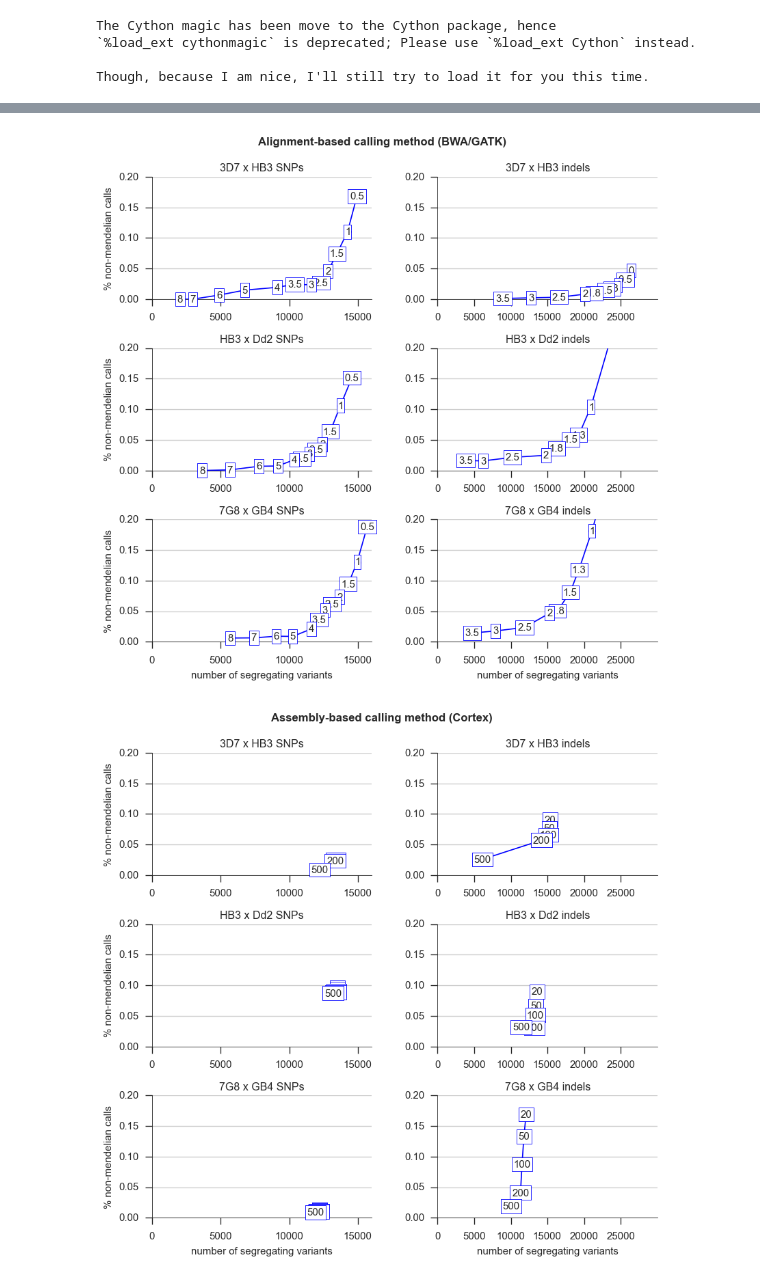
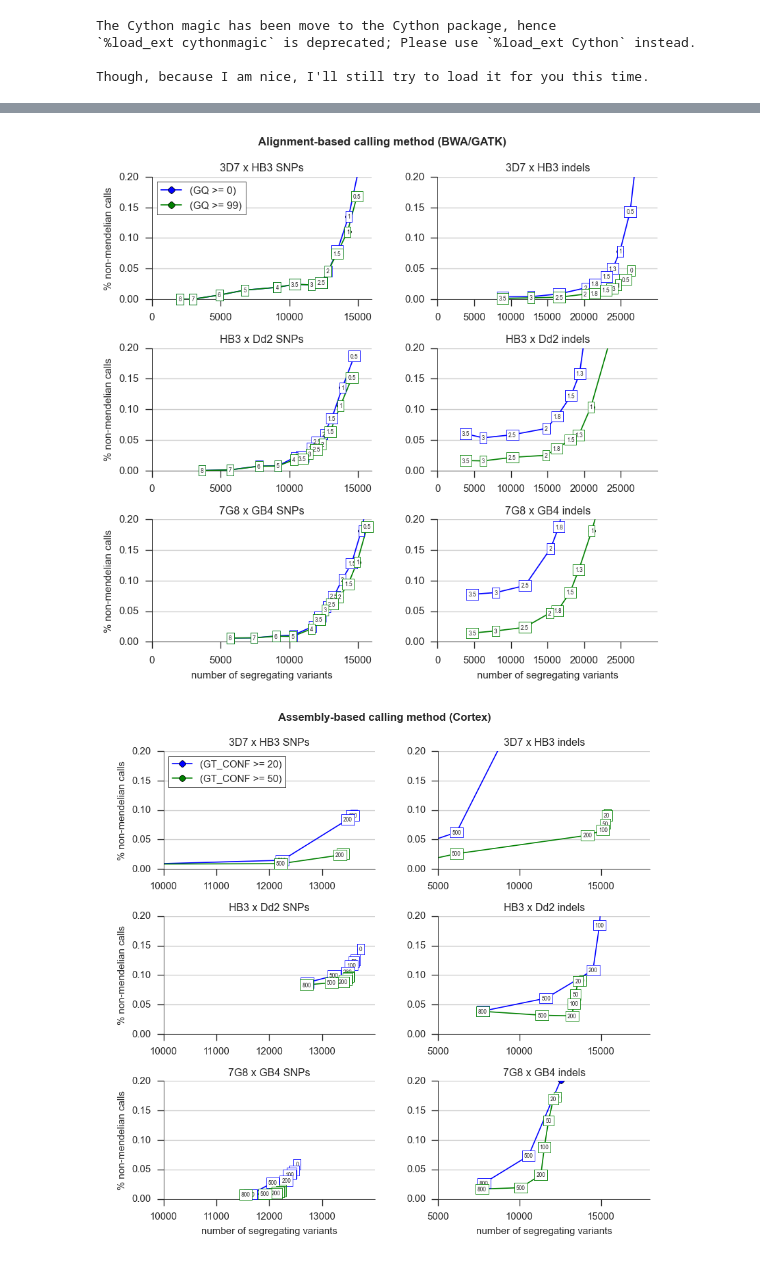
Before and after one commit to wtchg-kwiatkowski/pfx-paper-2015, a Jupyter notebook: supplementary/notebooks/callset_calibration.ipynb, the cells around one changed output, grey strips where cells are left out. Saved outputs shown, nothing was run; the diff lists cells and outputs as text; code cells hidden in the pictures.

```diff
--- a/supplementary/notebooks/callset_calibration.ipynb
+++ b/supplementary/notebooks/callset_calibration.ipynb
@@ -131,7 +131,7 @@ def plot_me_roc(ax, callset, variant_thresholds, call_thresholds, variant_field,
         for _x, _z, min_variant_q in zip(x, z, variant_thresholds):
             if _z < .2:
                 ax.annotate(str(min_variant_q), xy=(_x, _z), xytext=(0, 0), xycoords='data', textcoords='offset points',
-                            ha='center', va='center',
+                            ha='center', va='center', fontsize=5,
                             bbox=dict(facecolor='white', alpha=1, edgecolor=color, linewidth=.5),
                             arrowprops=dict(color='gray', arrowstyle='-', shrinkA=0, shrinkB=0))
 
@@ -142,7 +142,7 @@ def plot_me_roc(ax, callset, variant_thresholds, call_thresholds, variant_field,
 fig = plt.figure(figsize=(7, 7))
 snp_vqslod_thresholds = .5, 1, 1.5, 2, 2.5, 3, 3.5, 4, 5, 6, 7, 8
 indel_vqslod_thresholds = 0, .5, 1, 1.3, 1.5, 1.8, 2, 2.5, 3, 3.5
-gq_thresholds = 99,
+gq_thresholds = 0, 99
 
 for i, cross in enumerate(CROSSES):
 
@@ -158,6 +158,8 @@ for i, cross in enumerate(CROSSES):
     ax.set_ylim(0, .2)
     if i < 2:
         ax.set_xlabel('')
+    if i == 0:
+        ax.legend(loc='upper left', frameon=True)
 #     ax.legend(fontsize=8)
 
     callset = gatk_indel[cross]
@@ -173,6 +175,7 @@ for i, cross in enumerate(CROSSES):
     if i < 2:
         ax.set_xlabel('')
     ax.set_ylabel('')
+
 #     ax.legend(fontsize=8)
 
 fig.suptitle('Alignment-based calling method (BWA/GATK)', fontsize=10, fontweight='bold')
@@ -184,11 +187,11 @@ for fmt in 'jpeg', 'png':
     for dpi in 120, 300:
         fig.savefig(fn.format(dpi=dpi, fmt=fmt), dpi=dpi, jpeg_quality=100)
 # %% [output]
-[figure, old version]
+[figure, new version]
 # %%
 fig = plt.figure(figsize=(7, 7))
-site_conf_thresholds = 20, 50, 100, 200, 500
-gt_conf_thresholds = 50,
+site_conf_thresholds = 0, 20, 50, 100, 200, 500, 800
+gt_conf_thresholds = 20, 50
 
 for i, cross in enumerate(CROSSES):
 
@@ -199,35 +202,37 @@ for i, cross in enumerate(CROSSES):
                 variant_thresholds=site_conf_thresholds, call_thresholds=gt_conf_thresholds,
                 variant_field='SITE_CONF', call_field='GT_CONF')
     ax.set_title('%s SNPs' % LABELS[cross])
-    ax.set_xlim(0, 16000)
-    ax.set_xticks(range(0, 16000, 5000))
+    ax.set_xlim(10000, 14000)
+    ax.set_xticks(range(10000, 14000, 1000))
     ax.set_ylim(0, .2)
+    if i == 0:
+        ax.legend(loc='upper left', frameon=True)
     if i < 2:
         ax.set_xlabel('')
 #     ax.legend(fontsize=8)
 
     callset = cortex_indel[cross]
     ax = fig.add_subplot(3, 2, 2*i+2)
     sns.despine(ax=ax)
     plot_me_roc(ax, callset,
                 variant_thresholds=site_conf_thresholds, call_thresholds=gt_conf_thresholds,
                 variant_field='SITE_CONF', call_field='GT_CONF')
     ax.set_title('%s indels' % LABELS[cross])
-    ax.set_xlim(0, 30000)
-    ax.set_xticks(range(0, 30000, 5000))
+    ax.set_xlim(5000, 18000)
+    ax.set_xticks(range(5000, 18000, 5000))
     ax.set_ylim(0, .2)
     if i < 2:
         ax.set_xlabel('')
     ax.set_ylabel('')
 #     ax.legend(fontsize=8)
 
 fig.suptitle('Assembly-based calling method (Cortex)', fontsize=10, fontweight='bold')
 #fig.tight_layout()
 fig.subplots_adjust(hspace=.4, wspace=.3, top=.91, left=.1, right=.98, bottom=.1)
 
 fn = '../../artwork/supp/callset_calibration_cortex.{dpi}.{fmt}'
 for fmt in 'jpeg', 'png':
     for dpi in 120, 300:
         fig.savefig(fn.format(dpi=dpi, fmt=fmt), dpi=dpi, jpeg_quality=100)
 # %% [output]
-[figure, old version]
+[figure, new version]
```
Also changed, not shown: parts of 23 cells of this notebook, 2 other files.
